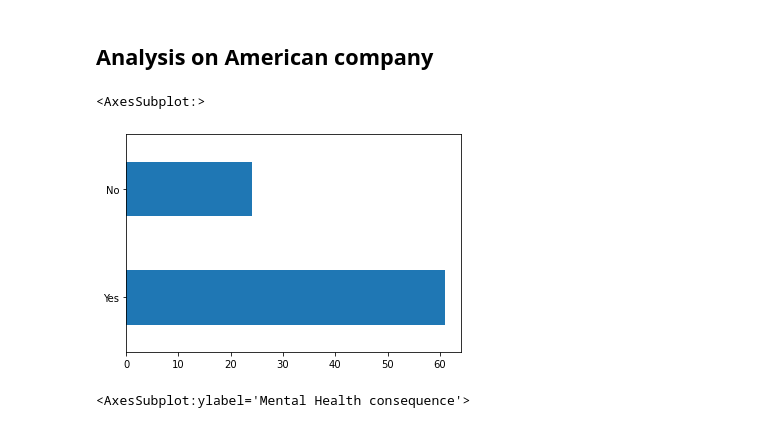
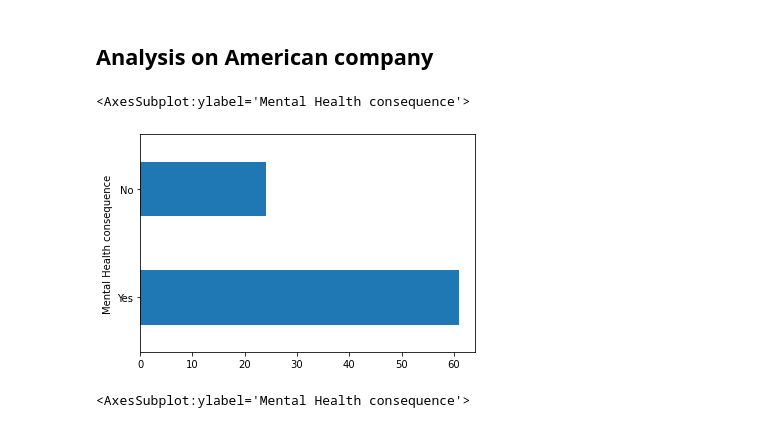
Before and after one commit to KANISHKASAXENA009/DataAnalysisToolsProject, a Jupyter notebook: DataToolsProjectAssignment.ipynb, the cells around one changed output. Saved outputs shown, nothing was run; the diff lists cells and outputs as text; code cells hidden in the pictures.

```diff
--- a/DataToolsProjectAssignment.ipynb
+++ b/DataToolsProjectAssignment.ipynb
@@ -115,10 +115,10 @@ database3.plot(kind="barh")
 # %%
 database4 = final_data.query('benefits == "Yes" & treatment == "Yes" & Country == "American Countries" & care_options == "No"')
 
-database4['mental_health_consequence'].value_counts().plot(kind="barh")
+database4['mental_health_consequence'].value_counts().plot(kind="barh",xlabel="Mental Health consequence", ylabel="count")
 # %% [output]
-<AxesSubplot:>
+<AxesSubplot:ylabel='Mental Health consequence'>
-[figure, old version]
+[figure, new version]
 # %%
 database5=database4.groupby(['mental_health_consequence','AgeGroup']).size()
 database5=database5.unstack()
```
